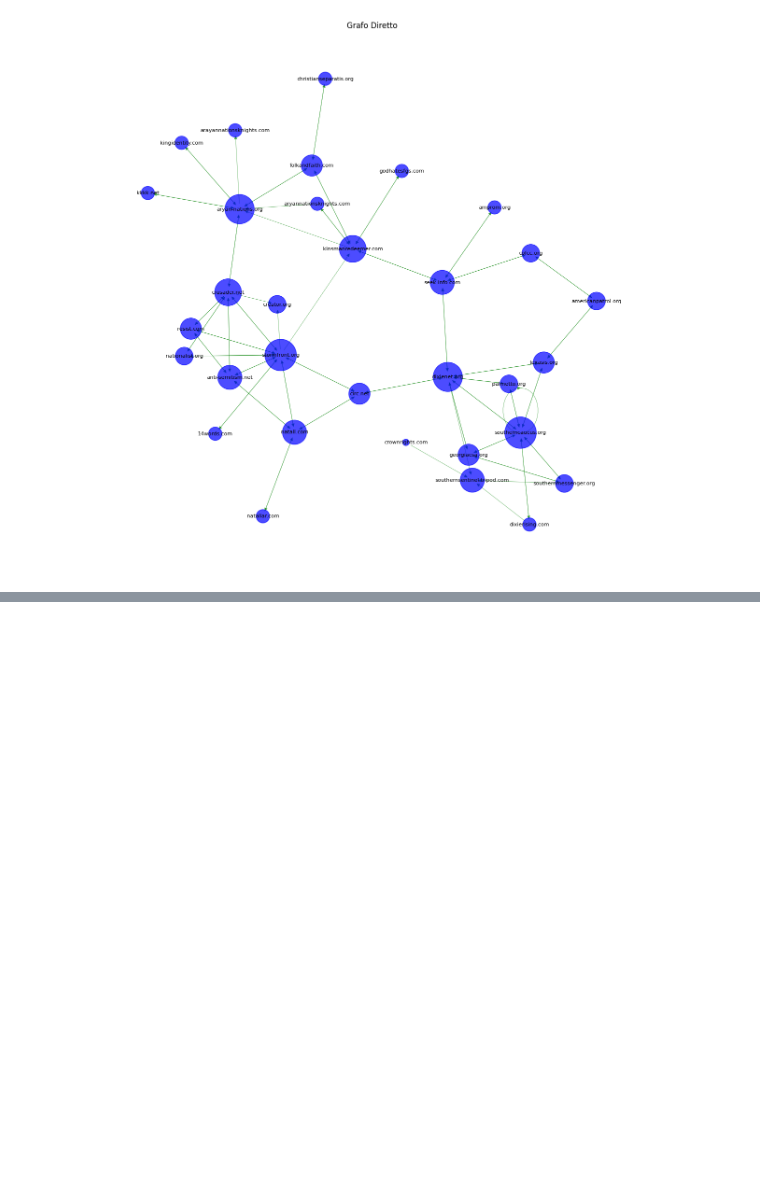
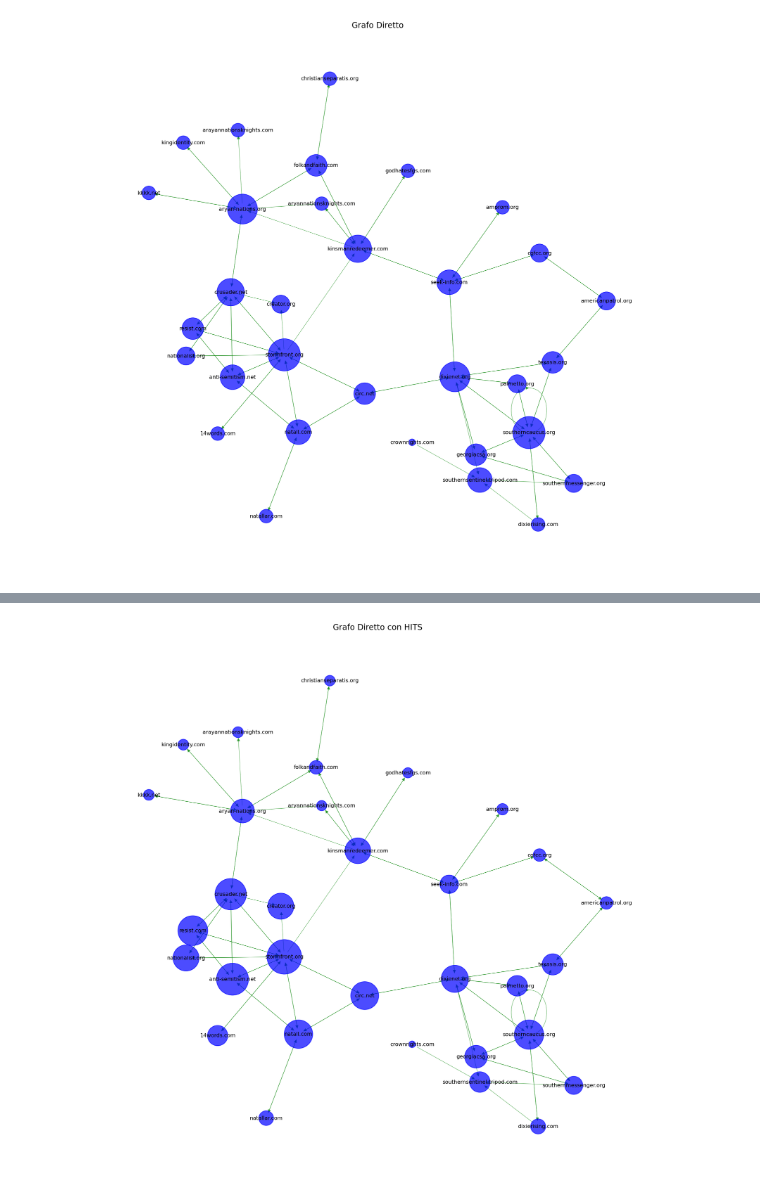
Before and after one commit to Gabri0710/Social-Network-Analysis, a Jupyter notebook: analysis.ipynb, the cells around one changed output, grey strips where cells are left out. Saved outputs shown, nothing was run; the diff lists cells and outputs as text; code cells hidden in the pictures; blank space fills up the shorter version.

```diff
--- a/analysis.ipynb
+++ b/analysis.ipynb
@@ -119,0 +204,15 @@ plt.show()
+# %%
+# ATTENZIONE! VALORI MOLTO SIMILI, FORSE DA REGOLARE ALPHA (O FORSE VALORI TIPICI DELLA RETE CONSIDERATA)
+
+n = 10    # numero di nodi da stampare
+katz_centrality = nx.katz_centrality(G_directed, alpha=0.005, max_iter=500)
+# Ordina i nodi per centralità di grado in entrata e seleziona i primi n
+top_n_katz_nodes = sorted(katz_centrality.items(), key=lambda x: x[1], reverse=True)[:n]
+
+i = 1
+
+print(f"Classifica {n} siti con il maggior valore di Katz Centrality:")
+for node, centrality in top_n_katz_nodes:
+
+    print(f"{i}. Sito: {node}, Centralità di Grado in Entrata: {centrality}")
+    i+=1
@@ -119,0 +233,21 @@ plt.show()
+# %%
+import networkx as nx
+import matplotlib.pyplot as plt
+
+# Calcola i punteggi HITS (ritorna due dizionari per autorità e hub)
+hubs, authorities = nx.hits(G_directed, max_iter=500)
+
+# Scegli se utilizzare i punteggi di autorità o hub per la dimensione dei nodi
+# In questo esempio, usiamo i punteggi di autorità
+node_size = [authorities[n] * 30000 + 100 for n in G_directed.nodes()]
+
+# Visualizza il grafo con i punteggi HITS
+plt.figure(figsize=(15, 15))
+nx.draw_networkx_nodes(G_directed, pos, node_size=node_size, node_color='blue', alpha=0.7)
+nx.draw_networkx_edges(G_directed, pos, width=edge_width, alpha=0.7, edge_color='green', arrows=True)
+nx.draw_networkx_labels(G_directed, pos, font_size=8, font_color='black')
+plt.axis('off')
+plt.title('Grafo Diretto con HITS')
+plt.show()
+# %% [output]
+[figure, added]
```
Also changed, not shown: parts of 25 cells of this notebook.
